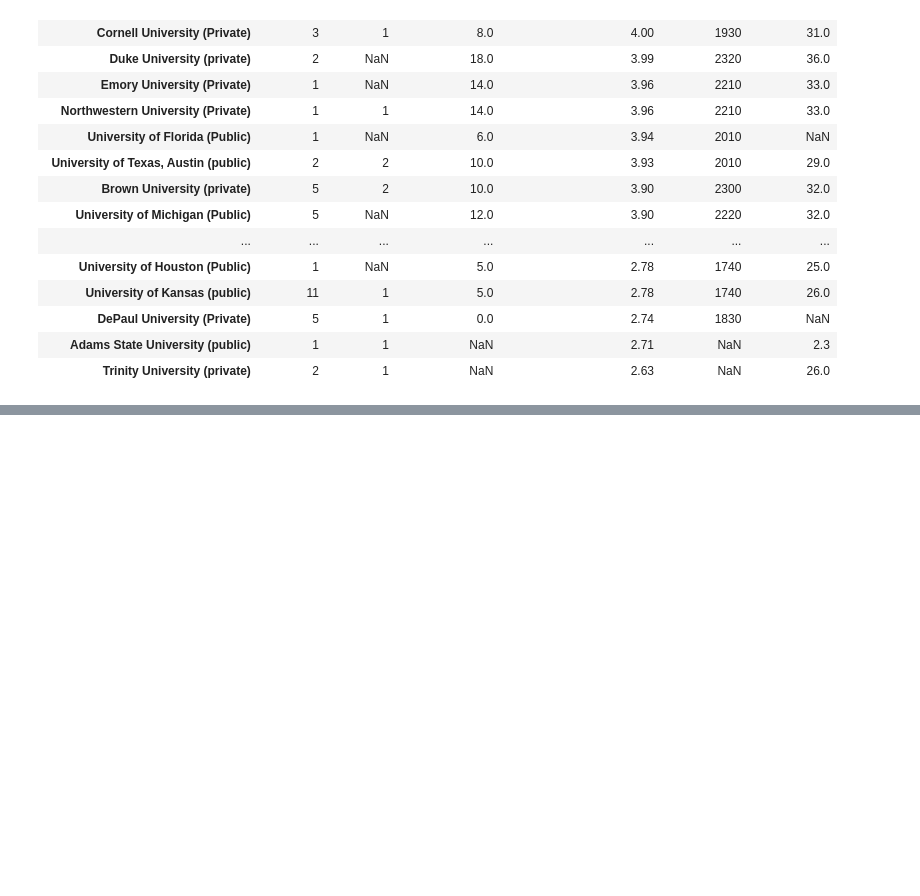
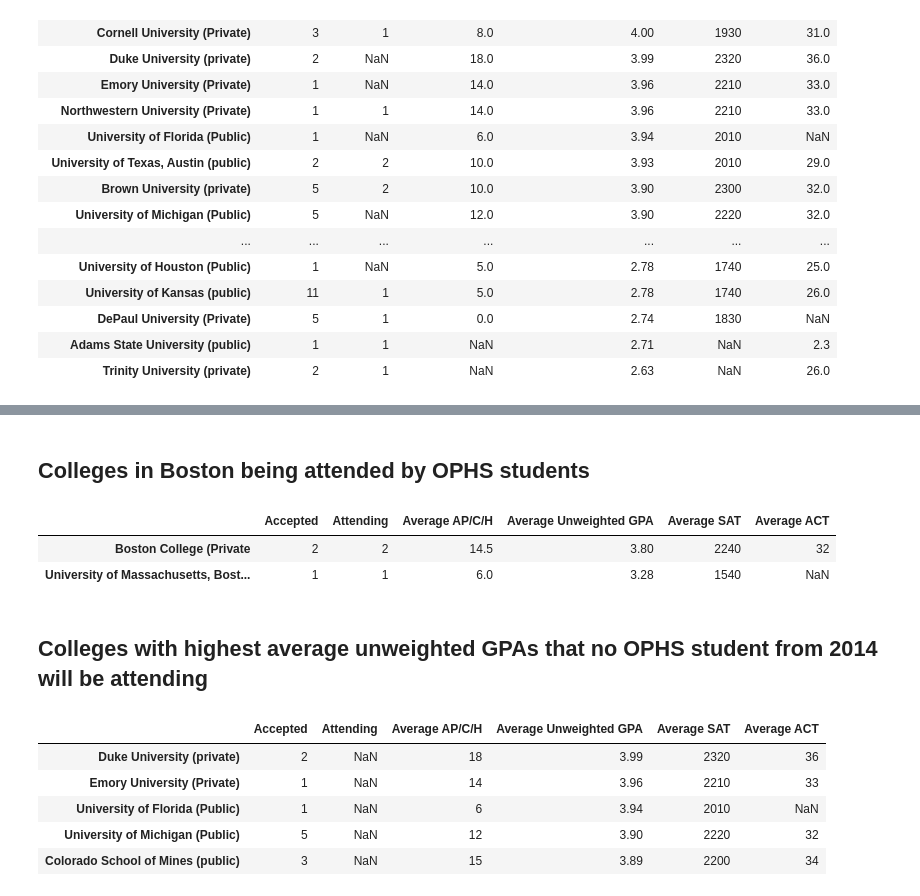
Before and after one commit to yatinla/ophs_stats, a Jupyter notebook: 2014_Matriculation.ipynb, the cells around one changed output, grey strips where cells are left out. Cells and saved outputs as stored; diff of their text form; code cells hidden in the pictures; blank space fills up the shorter version.

```diff
--- a/2014_Matriculation.ipynb
+++ b/2014_Matriculation.ipynb
@@ -213,0 +222,19 @@ ophs_df.sort(columns=[cols[4],cols[5]],ascending=False)
+# %% [markdown]
+## Colleges in Boston being attended by OPHS students
+# %%
+att.select(lambda x: x.find("Boston") >= 0)
+# %% [output]
+|  | Accepted | Attending | Average AP/C/H | Average Unweighted GPA | Average SAT | Average ACT |
+| Boston College (Private | 2 | 2 | 14.5 | 3.80 | 2240 | 32 |
+| University of Massachusetts, Bost... | 1 | 1 | 6.0 | 3.28 | 1540 | NaN |
+# %% [markdown]
+## Colleges with highest average unweighted GPAs that no OPHS student from 2014 will be attending
+# %%
+ophs_df[pd.isnull(ophs_df.Attending)].sort(columns=[cols[4]],ascending=False)[:5]
+# %% [output]
+|  | Accepted | Attending | Average AP/C/H | Average Unweighted GPA | Average SAT | Average ACT |
+| Duke University (private) | 2 | NaN | 18 | 3.99 | 2320 | 36 |
+| Emory University (Private) | 1 | NaN | 14 | 3.96 | 2210 | 33 |
+| University of Florida (Public) | 1 | NaN | 6 | 3.94 | 2010 | NaN |
+| University of Michigan (Public) | 5 | NaN | 12 | 3.90 | 2220 | 32 |
+| Colorado School of Mines (public) | 3 | NaN | 15 | 3.89 | 2200 | 34 |
```
Also changed, not shown: parts of 14 cells of this notebook.
